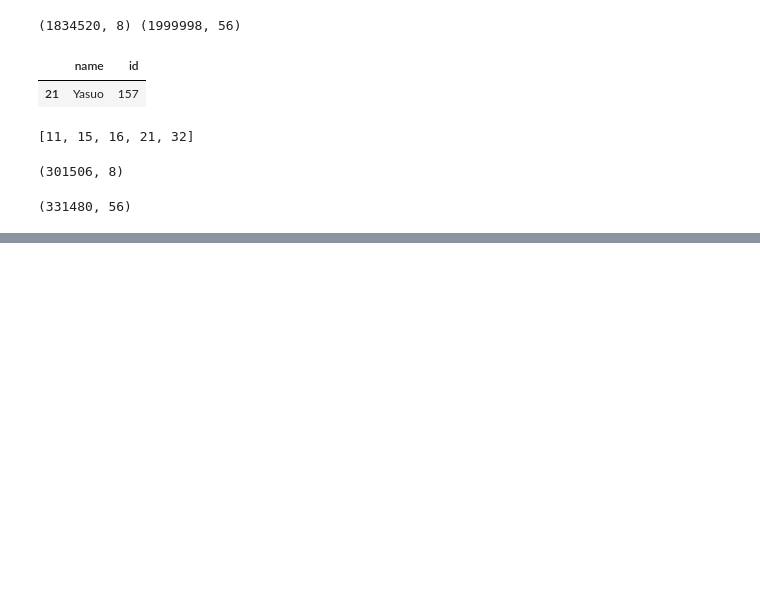
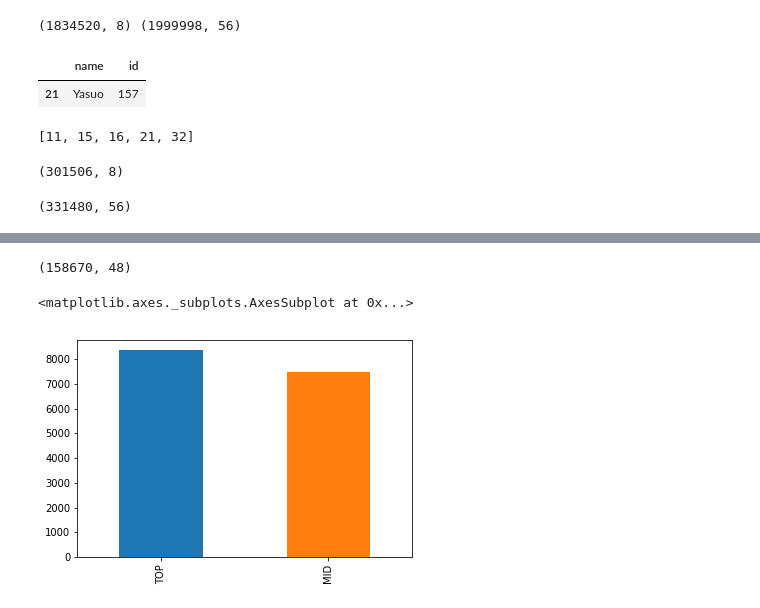
Before and after one commit to Jaepal/data-science-portfolio, a Jupyter notebook: league_of_legends/lol2.ipynb, the cells around one changed output, grey strips where cells are left out. Cells and saved outputs as stored; diff of their text form; code cells hidden in the pictures; blank space fills up the shorter version.

```diff
--- a/league_of_legends/lol2.ipynb
+++ b/league_of_legends/lol2.ipynb
@@ -234,0 +286,15 @@ participants[participants['championid'] == 157]['position'].value_counts().plot(
+# %%
+# KDA, 딜량 등 필요한 열만 추출
+
+yasuo_game_df = yasuo_game_df[['id', 'matchid', 'player', 'championid',
+        'position', 'win', 'item1', 'item2', 'item3', 'item4', 'item5', 'item6',
+        'kills', 'deaths', 'assists', 'largestkillingspree',
+        'largestmultikill', 'killingsprees', 'longesttimespentliving',
+        'doublekills', 'triplekills', 'quadrakills', 'pentakills',
+        'legendarykills', 'largestcrit', 'totdmgtochamp', 'magicdmgtochamp',
+        'physdmgtochamp', 'truedmgtochamp', 'totheal', 'totunitshealed',
+        'dmgselfmit', 'dmgtoobj', 'dmgtoturrets',
+        'totdmgtaken', 'goldearned', 'goldspent', 'turretkills', 'inhibkills',
+        'totminionskilled', 'enemyjunglekills', 'champlvl', 'pinksbought',
+        'wardsbought', 'wardsplaced', 'wardskilled', 'firstblood']]
+yasuo_game_df.shape
@@ -234,0 +303,6 @@ participants[participants['championid'] == 157]['position'].value_counts().plot(
+# %%
+# 챔피언 이름 병합 후 중복 id열 제거
+
+yasuo_game_df = pd.merge(yasuo_game_df, champs, how='left', left_on='championid', right_on='id', suffixes=('', '_y'))
+yasuo_game_df.drop(columns=['id_y'], inplace=True)
+yasuo_game_df
@@ -234,0 +338,6 @@ participants[participants['championid'] == 157]['position'].value_counts().plot(
+# %%
+# 정글, 봇 에서의 야스오 플레이는 비정상적인 플레이로 간주하고 제외
+# 정글, 봇 플레이를 제외하기 위해 탑 미드로 플레이한 야스오가 존재한 매치의 id 리스트를 생성
+only_yasuo_df = yasuo_game_df[yasuo_game_df['championid'] == 157]
+yasuo_tm_list = only_yasuo_df[only_yasuo_df['position'].isin(['TOP', 'MID'])]['matchid'].unique().tolist()
+yasuo_tm_list
@@ -234,0 +362,15 @@ participants[participants['championid'] == 157]['position'].value_counts().plot(
+# %%
+# 정글, 봇에서 플레이한 야스오의 매치 데이터를 제외
+
+yasuo_game_df = yasuo_game_df[yasuo_game_df['matchid'].isin(yasuo_tm_list)]
+yasuo_game_df.shape
+# %% [output]
+(158670, 48)
+# %%
+# 정글, 봇 제거 확인을 위한 시각화
+
+yasuo_position = yasuo_game_df[yasuo_game_df['championid'] == 157]['position'].value_counts()
+yasuo_position.plot(kind='bar')
+# %% [output]
+<matplotlib.axes._subplots.AxesSubplot at 0x...>
+[figure, added]
```
Also changed, not shown: parts of 58 cells of this notebook.
